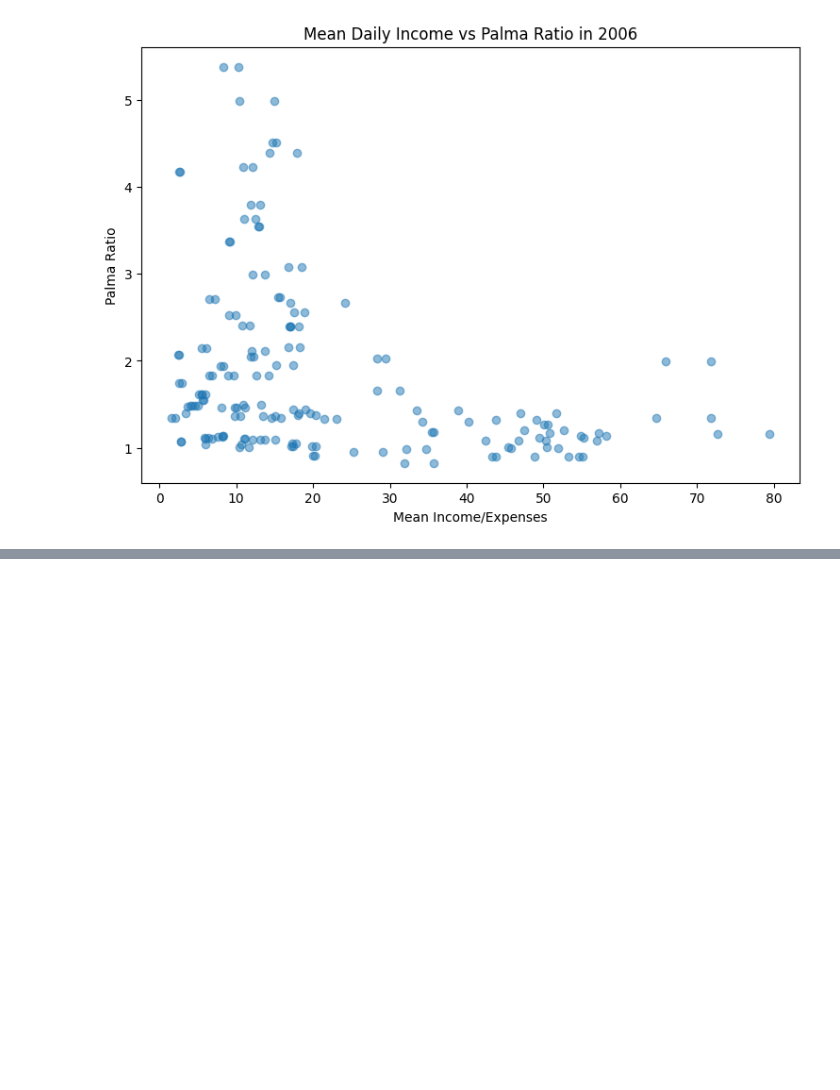
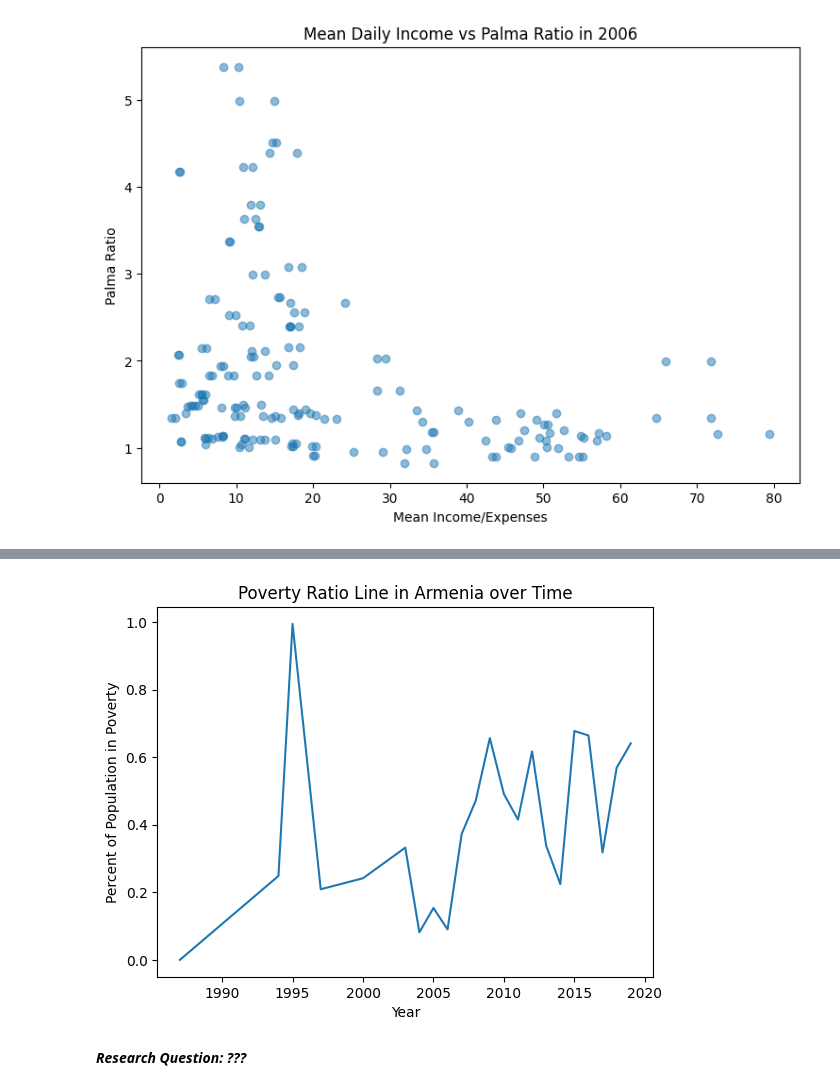
Before and after one commit to Matt-L-053124/FTI-World-Poverty-DSRP, a Jupyter notebook: Matthew_L_World_Poverty_Notebook.ipynb, the cells around one changed output, grey strips where cells are left out. Saved outputs shown, nothing was run; the diff lists cells and outputs as text; code cells hidden in the pictures; blank space fills up the shorter version.

```diff
--- a/Matthew_L_World_Poverty_Notebook.ipynb
+++ b/Matthew_L_World_Poverty_Notebook.ipynb
@@ -250,0 +302,19 @@ plt.show()
+# %%
+austria_clean = df[(df["country"] == "Austria") & (df["ppp_version"] == 2011) & (df["reporting_level"] == "national")]
+
+austria_sorted = austria_clean.sort_values("year")
+
+x = austria_sorted["year"]
+y = austria_sorted["headcount_ratio_international_povline"]
+
+plt.plot(x,y)
+
+plt.title("Poverty Ratio Line in Armenia over Time")
+plt.xlabel("Year")
+plt.ylabel("Percent of Population in Poverty")
+
+plt.show()
+# %% [output]
+[figure, added]
+# %% [markdown]
+***Research Question: ???***
```
Also changed, not shown: parts of 3 cells of this notebook.
